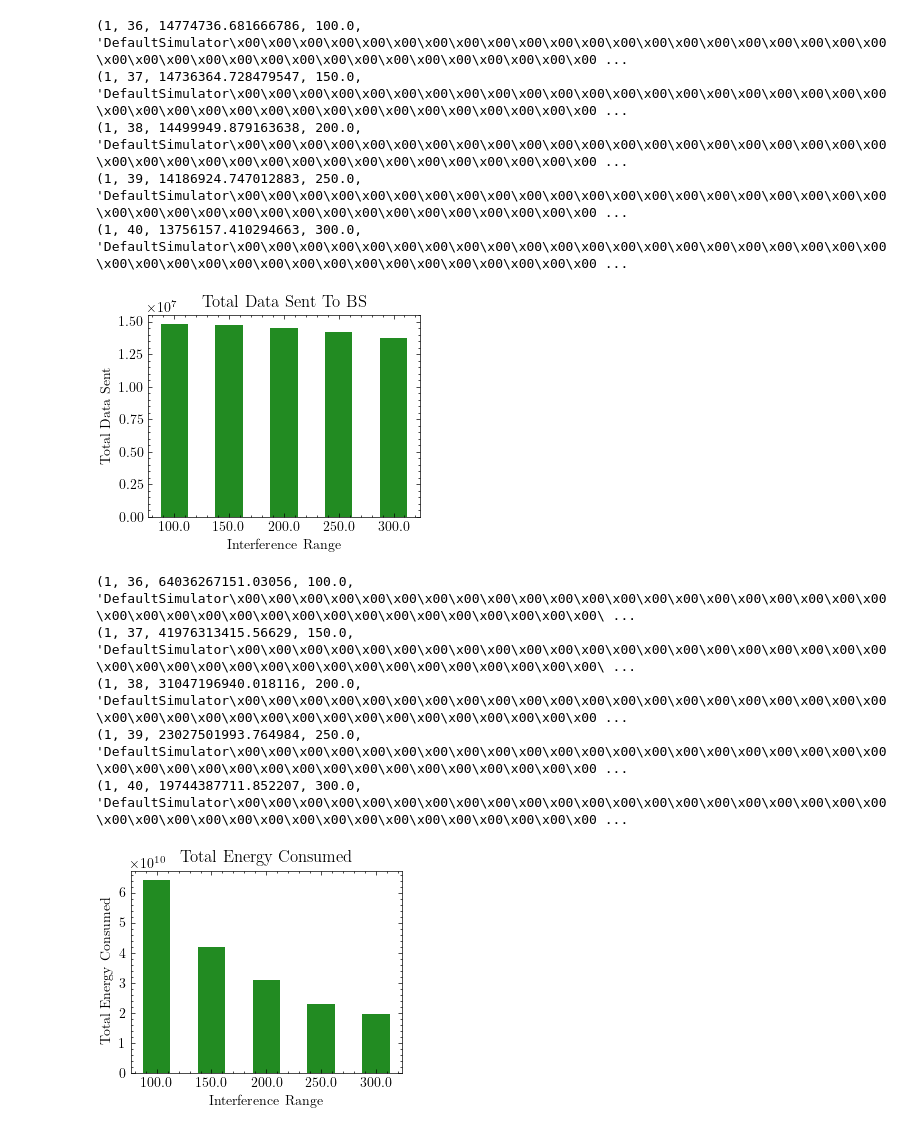
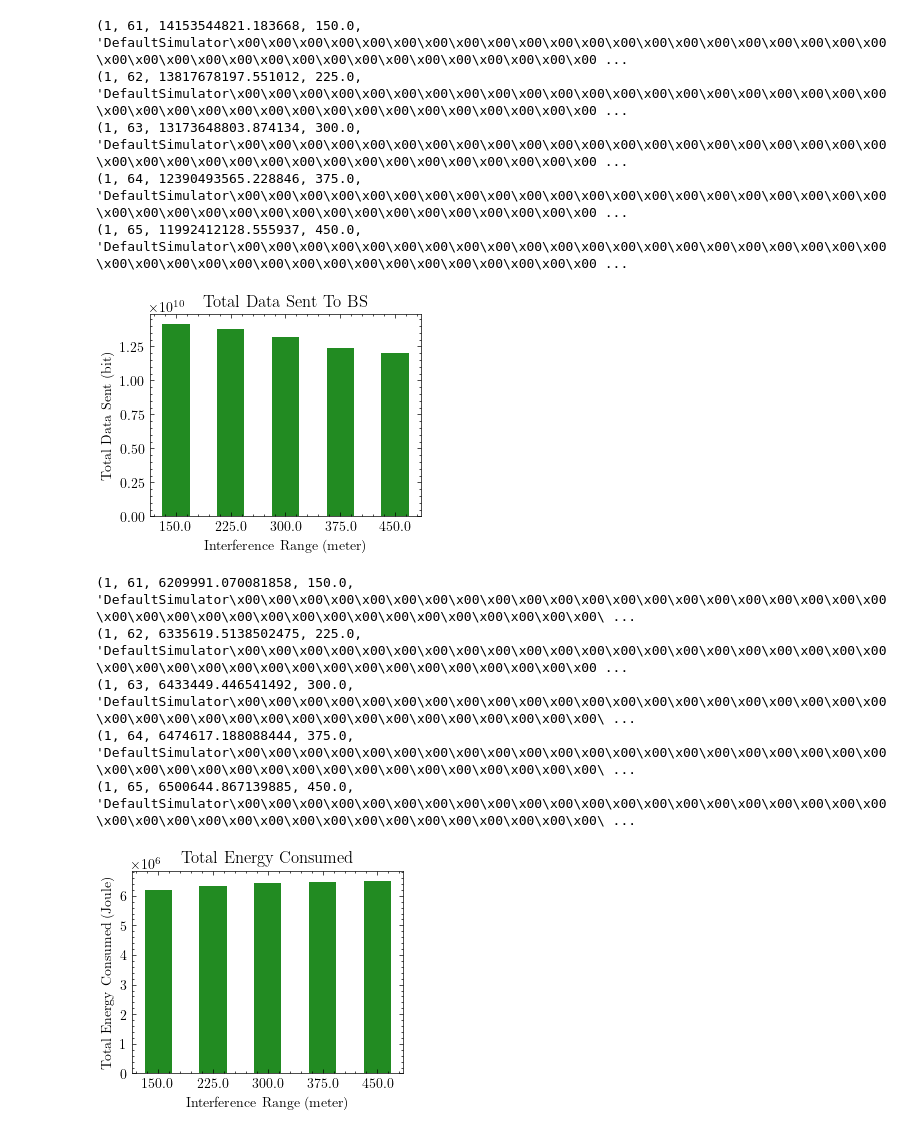
Before and after one commit to FlaneTern/FaultNet-Sim, a Jupyter notebook: Results/Visualization.ipynb, the cells around one changed output. Saved outputs shown, nothing was run; the diff lists cells and outputs as text; code cells hidden in the pictures.

```diff
--- a/Results/Visualization.ipynb
+++ b/Results/Visualization.ipynb
@@ -26,8 +26,8 @@ def unpack_float(i_bytes):
 def unpack_int(i_bytes):
     return int.from_bytes(i_bytes)
 # %%
-query = f"""SELECT sensornode.problemid, sensornode.simulatorid, sum(totaldatasent), simulator.transfertime, simulatortype FROM SensorNode inner join simulator on sensornode.simulatorid = simulator.simulatorid
-                    where simulator.transmissionrange = 100 and simulator.interferencerange = 200 and sensornode.problemid = 1 and simulator.simulatortype like 'Default%'
+query = f"""SELECT sensornode.problemid, sensornode.simulatorid, simulator.transferredtotalduration, simulator.transfertime, simulatortype FROM SensorNode inner join simulator on sensornode.simulatorid = simulator.simulatorid
+                    where simulator.transmissionrange = 100 and simulator.interferencerange = 300 and sensornode.problemid = 1 and simulator.simulatortype like 'Default%'
                     group by sensornode.problemid, sensornode.simulatorid
                     order by transfertime"""
 
@@ -46,8 +46,8 @@ width = 0.5  # the width of the bars
 rects = ax.bar(x + width, y, width, color='forestgreen')
 #ax.bar_label(rects, padding=3)
 
-ax.set_ylabel("Total Data Sent")
-ax.set_xlabel("Transfer Time")
+ax.set_ylabel("Total Data Sent (bit)")
+ax.set_xlabel("Transfer Time (second)")
 ax.set_title("Total Data Sent To BS")
 ax.set_xticks(x + width, x_axis)
 #ax.legend(bbox_to_anchor=(1.1, 1.05))
@@ -64,6 +64,6 @@ fig.savefig(f"Images/Data-TransferTime.png", dpi=600)
 # %%
 query = f"""SELECT sensornode.problemid, sensornode.simulatorid, sum(energyconsumed), simulator.transfertime, simulatortype FROM SensorNode inner join simulator on sensornode.simulatorid = simulator.simulatorid
-                    where simulator.transmissionrange = 100 and simulator.interferencerange = 200 and sensornode.problemid = 1 and simulator.simulatortype like 'Default%'
+                    where simulator.transmissionrange = 100 and simulator.interferencerange = 300 and sensornode.problemid = 1 and simulator.simulatortype like 'Default%'
                     group by sensornode.problemid, sensornode.simulatorid
                     order by transfertime"""
 
@@ -82,8 +82,8 @@ width = 0.5  # the width of the bars
 rects = ax.bar(x + width, y, width, color='forestgreen')
 #ax.bar_label(rects, padding=3)
 
-ax.set_ylabel("Total Energy Consumed")
-ax.set_xlabel("Transfer Time")
+ax.set_ylabel("Total Energy Consumed (Joule)")
+ax.set_xlabel("Transfer Time (second)")
 ax.set_title("Total Energy Consumed")
 ax.set_xticks(x + width, x_axis)
 #ax.legend(bbox_to_anchor=(1.1, 1.05))
@@ -100,6 +100,6 @@ fig.savefig(f"Images/Energy-TransferTime.png", dpi=600)
 # %%
-query = f"""SELECT sensornode.problemid, sensornode.simulatorid, sum(totaldatasent), simulator.interferencerange, simulatortype FROM SensorNode inner join simulator on sensornode.simulatorid = simulator.simulatorid
-                    where simulator.transmissionrange = 100 and simulator.transfertime = 120 and sensornode.problemid = 1 and simulator.simulatortype like 'Default%'
+query = f"""SELECT sensornode.problemid, sensornode.simulatorid, simulator.transferredtotalduration, simulator.interferencerange, simulatortype FROM SensorNode inner join simulator on sensornode.simulatorid = simulator.simulatorid
+                    where simulator.transmissionrange = 100 and simulator.transfertime = 180 and sensornode.problemid = 1 and simulator.simulatortype like 'Default%'
                     group by sensornode.problemid, sensornode.simulatorid
                     order by interferencerange"""
 
@@ -118,8 +118,8 @@ width = 0.5  # the width of the bars
 rects = ax.bar(x + width, y, width, color='forestgreen')
 #ax.bar_label(rects, padding=3)
 
-ax.set_ylabel("Total Data Sent")
-ax.set_xlabel("Interference Range")
+ax.set_ylabel("Total Data Sent (bit)")
+ax.set_xlabel("Interference Range (meter)")
 ax.set_title("Total Data Sent To BS")
 ax.set_xticks(x + width, x_axis)
 #ax.legend(bbox_to_anchor=(1.1, 1.05))
@@ -127,46 +127,46 @@ ax.set_xticks(x + width, x_axis)
 fig.savefig(f"Images/Data-InterferenceRange.png", dpi=600)
 #plt.close()
 # %% [output]
-(1, 36, 14774736.681666786, 100.0, 'DefaultSimulator\x00\x00\x00\x00\x00\x00\x00\x00\x00\x00\x00\x00\x00\x00\x00\x00\x00\x00\x00\x00\x00\x00\x00\x00\x00\x00\x00\x00\x00\x00\x00\x00\x00\x00\x00\x00\x00 ...
-(1, 37, 14736364.728479547, 150.0, 'DefaultSimulator\x00\x00\x00\x00\x00\x00\x00\x00\x00\x00\x00\x00\x00\x00\x00\x00\x00\x00\x00\x00\x00\x00\x00\x00\x00\x00\x00\x00\x00\x00\x00\x00\x00\x00\x00\x00\x00 ...
-(1, 38, 14499949.879163638, 200.0, 'DefaultSimulator\x00\x00\x00\x00\x00\x00\x00\x00\x00\x00\x00\x00\x00\x00\x00\x00\x00\x00\x00\x00\x00\x00\x00\x00\x00\x00\x00\x00\x00\x00\x00\x00\x00\x00\x00\x00\x00 ...
-(1, 39, 14186924.747012883, 250.0, 'DefaultSimulator\x00\x00\x00\x00\x00\x00\x00\x00\x00\x00\x00\x00\x00\x00\x00\x00\x00\x00\x00\x00\x00\x00\x00\x00\x00\x00\x00\x00\x00\x00\x00\x00\x00\x00\x00\x00\x00 ...
-(1, 40, 13756157.410294663, 300.0, 'DefaultSimulator\x00\x00\x00\x00\x00\x00\x00\x00\x00\x00\x00\x00\x00\x00\x00\x00\x00\x00\x00\x00\x00\x00\x00\x00\x00\x00\x00\x00\x00\x00\x00\x00\x00\x00\x00\x00\x00 ...
+(1, 61, 14153544821.183668, 150.0, 'DefaultSimulator\x00\x00\x00\x00\x00\x00\x00\x00\x00\x00\x00\x00\x00\x00\x00\x00\x00\x00\x00\x00\x00\x00\x00\x00\x00\x00\x00\x00\x00\x00\x00\x00\x00\x00\x00\x00\x00 ...
+(1, 62, 13817678197.551012, 225.0, 'DefaultSimulator\x00\x00\x00\x00\x00\x00\x00\x00\x00\x00\x00\x00\x00\x00\x00\x00\x00\x00\x00\x00\x00\x00\x00\x00\x00\x00\x00\x00\x00\x00\x00\x00\x00\x00\x00\x00\x00 ...
+(1, 63, 13173648803.874134, 300.0, 'DefaultSimulator\x00\x00\x00\x00\x00\x00\x00\x00\x00\x00\x00\x00\x00\x00\x00\x00\x00\x00\x00\x00\x00\x00\x00\x00\x00\x00\x00\x00\x00\x00\x00\x00\x00\x00\x00\x00\x00 ...
+(1, 64, 12390493565.228846, 375.0, 'DefaultSimulator\x00\x00\x00\x00\x00\x00\x00\x00\x00\x00\x00\x00\x00\x00\x00\x00\x00\x00\x00\x00\x00\x00\x00\x00\x00\x00\x00\x00\x00\x00\x00\x00\x00\x00\x00\x00\x00 ...
+(1, 65, 11992412128.555937, 450.0, 'DefaultSimulator\x00\x00\x00\x00\x00\x00\x00\x00\x00\x00\x00\x00\x00\x00\x00\x00\x00\x00\x00\x00\x00\x00\x00\x00\x00\x00\x00\x00\x00\x00\x00\x00\x00\x00\x00\x00\x00 ...
-[figure, old version]
+[figure, new version]
 # %%
 query = f"""SELECT sensornode.problemid, sensornode.simulatorid, sum(energyconsumed), simulator.interferencerange, simulatortype FROM SensorNode inner join simulator on sensornode.simulatorid = simulator.simulatorid
-                    where simulator.transmissionrange = 100 and simulator.transfertime = 120 and sensornode.problemid = 1 and simulator.simulatortype like 'Default%'
+                    where simulator.transmissionrange = 100 and simulator.transfertime = 180 and sensornode.problemid = 1 and simulator.simulatortype like 'Default%'
                     group by sensornode.problemid, sensornode.simulatorid
                     order by interferencerange"""
 
 x_axis = []
 y = []
 for row in cur.execute(query):
     print(row)
     y += [row[2]]
     x_axis += [row[3]]
 
 fig, ax = plt.subplots()
 
 x = np.arange(len(y))  # the label locations
 width = 0.5  # the width of the bars
 
 rects = ax.bar(x + width, y, width, color='forestgreen')
 #ax.bar_label(rects, padding=3)
 
-ax.set_ylabel("Total Energy Consumed")
-ax.set_xlabel("Interference Range")
+ax.set_ylabel("Total Energy Consumed (Joule)")
+ax.set_xlabel("Interference Range (meter)")
 ax.set_title("Total Energy Consumed")
 ax.set_xticks(x + width, x_axis)
 #ax.legend(bbox_to_anchor=(1.1, 1.05))
 
 fig.savefig(f"Images/Energy-InterferenceRange.png", dpi=600)
 #plt.close()
 # %% [output]
-(1, 36, 64036267151.03056, 100.0, 'DefaultSimulator\x00\x00\x00\x00\x00\x00\x00\x00\x00\x00\x00\x00\x00\x00\x00\x00\x00\x00\x00\x00\x00\x00\x00\x00\x00\x00\x00\x00\x00\x00\x00\x00\x00\x00\x00\x00\x00\ ...
-(1, 37, 41976313415.56629, 150.0, 'DefaultSimulator\x00\x00\x00\x00\x00\x00\x00\x00\x00\x00\x00\x00\x00\x00\x00\x00\x00\x00\x00\x00\x00\x00\x00\x00\x00\x00\x00\x00\x00\x00\x00\x00\x00\x00\x00\x00\x00\ ...
-(1, 38, 31047196940.018116, 200.0, 'DefaultSimulator\x00\x00\x00\x00\x00\x00\x00\x00\x00\x00\x00\x00\x00\x00\x00\x00\x00\x00\x00\x00\x00\x00\x00\x00\x00\x00\x00\x00\x00\x00\x00\x00\x00\x00\x00\x00\x00 ...
-(1, 39, 23027501993.764984, 250.0, 'DefaultSimulator\x00\x00\x00\x00\x00\x00\x00\x00\x00\x00\x00\x00\x00\x00\x00\x00\x00\x00\x00\x00\x00\x00\x00\x00\x00\x00\x00\x00\x00\x00\x00\x00\x00\x00\x00\x00\x00 ...
-(1, 40, 19744387711.852207, 300.0, 'DefaultSimulator\x00\x00\x00\x00\x00\x00\x00\x00\x00\x00\x00\x00\x00\x00\x00\x00\x00\x00\x00\x00\x00\x00\x00\x00\x00\x00\x00\x00\x00\x00\x00\x00\x00\x00\x00\x00\x00 ...
+(1, 61, 6209991.070081858, 150.0, 'DefaultSimulator\x00\x00\x00\x00\x00\x00\x00\x00\x00\x00\x00\x00\x00\x00\x00\x00\x00\x00\x00\x00\x00\x00\x00\x00\x00\x00\x00\x00\x00\x00\x00\x00\x00\x00\x00\x00\x00\ ...
+(1, 62, 6335619.5138502475, 225.0, 'DefaultSimulator\x00\x00\x00\x00\x00\x00\x00\x00\x00\x00\x00\x00\x00\x00\x00\x00\x00\x00\x00\x00\x00\x00\x00\x00\x00\x00\x00\x00\x00\x00\x00\x00\x00\x00\x00\x00\x00 ...
+(1, 63, 6433449.446541492, 300.0, 'DefaultSimulator\x00\x00\x00\x00\x00\x00\x00\x00\x00\x00\x00\x00\x00\x00\x00\x00\x00\x00\x00\x00\x00\x00\x00\x00\x00\x00\x00\x00\x00\x00\x00\x00\x00\x00\x00\x00\x00\ ...
+(1, 64, 6474617.188088444, 375.0, 'DefaultSimulator\x00\x00\x00\x00\x00\x00\x00\x00\x00\x00\x00\x00\x00\x00\x00\x00\x00\x00\x00\x00\x00\x00\x00\x00\x00\x00\x00\x00\x00\x00\x00\x00\x00\x00\x00\x00\x00\ ...
+(1, 65, 6500644.867139885, 450.0, 'DefaultSimulator\x00\x00\x00\x00\x00\x00\x00\x00\x00\x00\x00\x00\x00\x00\x00\x00\x00\x00\x00\x00\x00\x00\x00\x00\x00\x00\x00\x00\x00\x00\x00\x00\x00\x00\x00\x00\x00\ ...
-[figure, old version]
+[figure, new version]
 # %%
```
Also changed, not shown: parts of 5 cells of this notebook, 8 other files.
